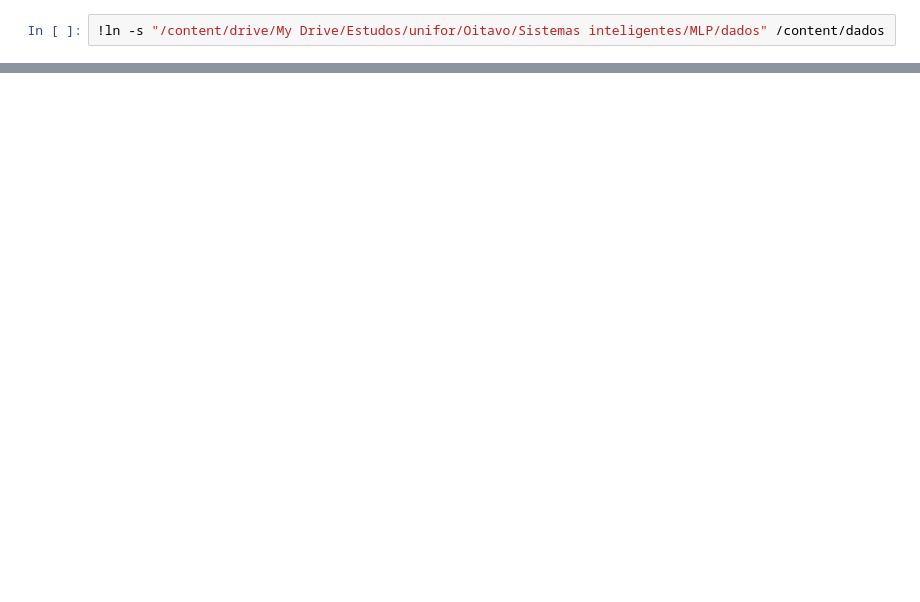
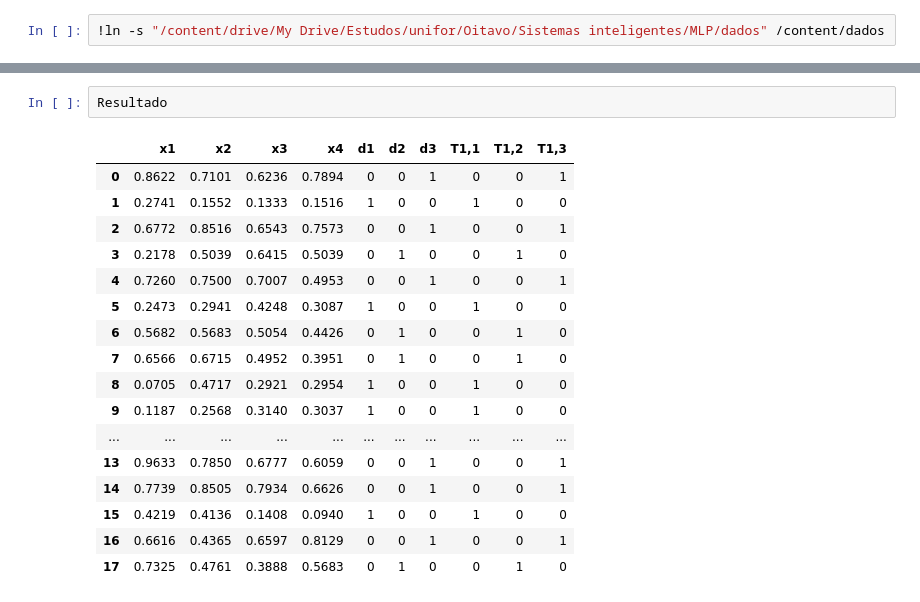
Before and after one commit to pattrickx/Sistemas_inteligentes, a Jupyter notebook: arquivos-notebooks/MLP/MLP.ipynb, the cells around one changed output, grey strips where cells are left out. Drawn from its saved outputs; the diff is of its cells as text; blank space fills up the shorter version.

```diff
--- a/arquivos-notebooks/MLP/MLP.ipynb
+++ b/arquivos-notebooks/MLP/MLP.ipynb
@@ -74,0 +172,20 @@ dados = pd.read_csv("dados/")
+# %%
+Resultado
+# %% [output]
+|  | x1 | x2 | x3 | x4 | d1 | d2 | d3 | T1,1 | T1,2 | T1,3 |
+| 0 | 0.8622 | 0.7101 | 0.6236 | 0.7894 | 0 | 0 | 1 | 0 | 0 | 1 |
+| 1 | 0.2741 | 0.1552 | 0.1333 | 0.1516 | 1 | 0 | 0 | 1 | 0 | 0 |
+| 2 | 0.6772 | 0.8516 | 0.6543 | 0.7573 | 0 | 0 | 1 | 0 | 0 | 1 |
+| 3 | 0.2178 | 0.5039 | 0.6415 | 0.5039 | 0 | 1 | 0 | 0 | 1 | 0 |
+| 4 | 0.7260 | 0.7500 | 0.7007 | 0.4953 | 0 | 0 | 1 | 0 | 0 | 1 |
+| 5 | 0.2473 | 0.2941 | 0.4248 | 0.3087 | 1 | 0 | 0 | 1 | 0 | 0 |
+| 6 | 0.5682 | 0.5683 | 0.5054 | 0.4426 | 0 | 1 | 0 | 0 | 1 | 0 |
+| 7 | 0.6566 | 0.6715 | 0.4952 | 0.3951 | 0 | 1 | 0 | 0 | 1 | 0 |
+| 8 | 0.0705 | 0.4717 | 0.2921 | 0.2954 | 1 | 0 | 0 | 1 | 0 | 0 |
+| 9 | 0.1187 | 0.2568 | 0.3140 | 0.3037 | 1 | 0 | 0 | 1 | 0 | 0 |
+| ... | ... | ... | ... | ... | ... | ... | ... | ... | ... | ... |
+| 13 | 0.9633 | 0.7850 | 0.6777 | 0.6059 | 0 | 0 | 1 | 0 | 0 | 1 |
+| 14 | 0.7739 | 0.8505 | 0.7934 | 0.6626 | 0 | 0 | 1 | 0 | 0 | 1 |
+| 15 | 0.4219 | 0.4136 | 0.1408 | 0.0940 | 1 | 0 | 0 | 1 | 0 | 0 |
+| 16 | 0.6616 | 0.4365 | 0.6597 | 0.8129 | 0 | 0 | 1 | 0 | 0 | 1 |
+| 17 | 0.7325 | 0.4761 | 0.3888 | 0.5683 | 0 | 1 | 0 | 0 | 1 | 0 |
```
Also changed, not shown: parts of 10 cells of this notebook, 7 other files.
